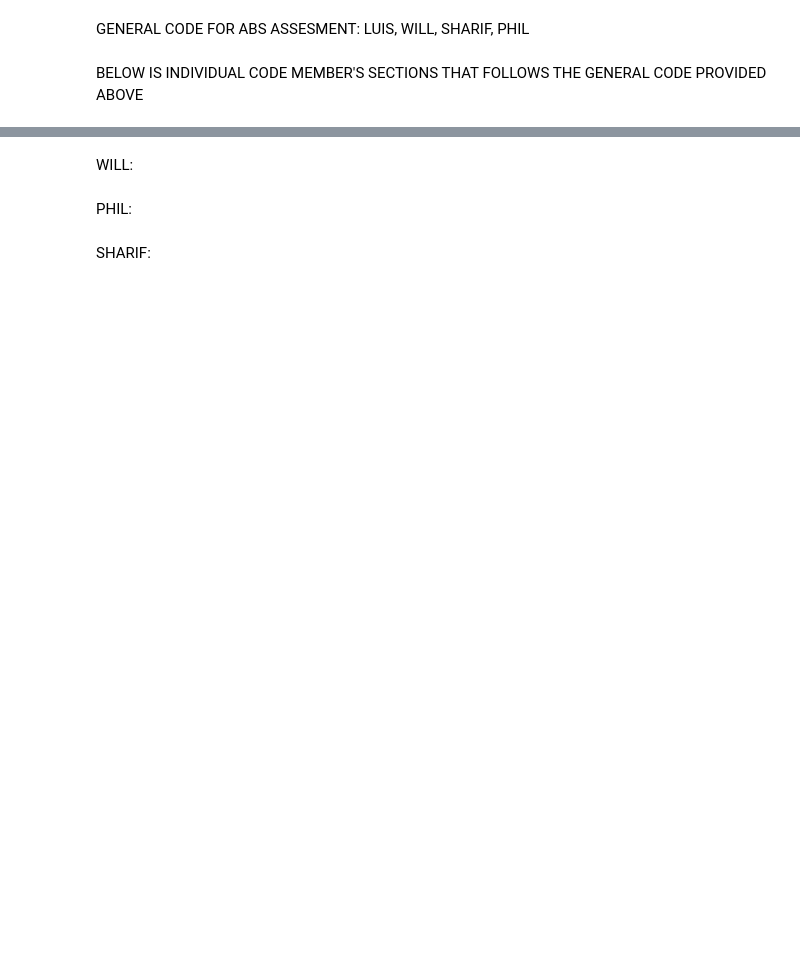
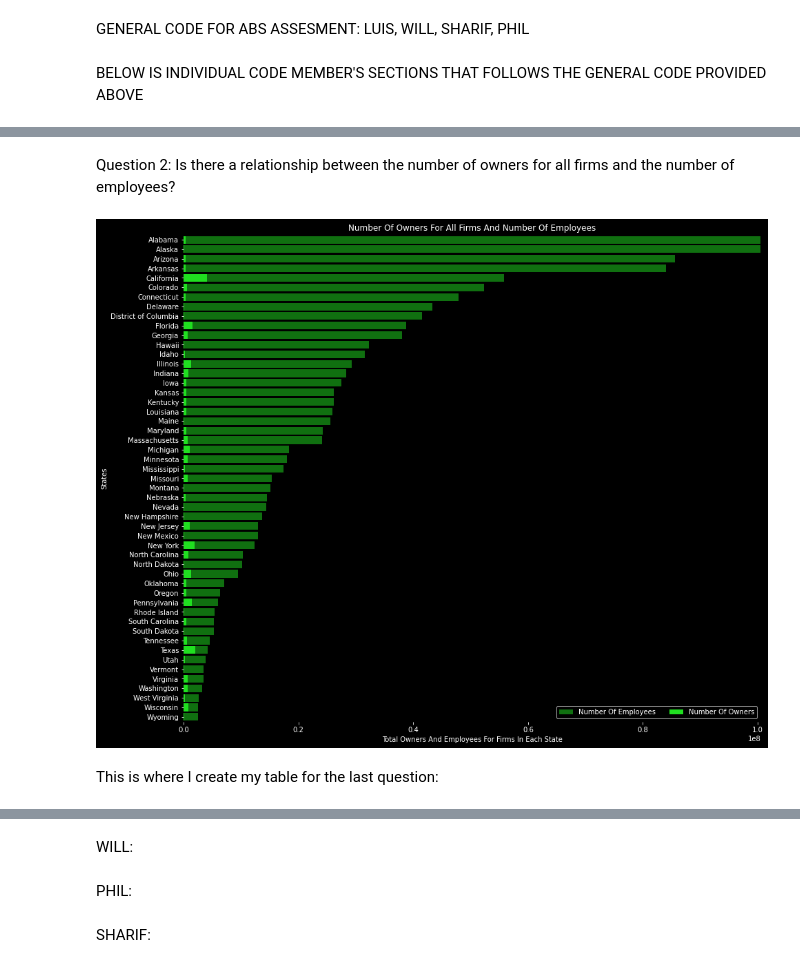
Before and after one commit to Myself1214/LPSW-API-Assesment, a Jupyter notebook: General Code.ipynb, the cells around one changed output, grey strips where cells are left out. Saved outputs shown, nothing was run; the diff lists cells and outputs as text; code cells hidden in the pictures; blank space fills up the shorter version.

```diff
--- a/General Code.ipynb
+++ b/General Code.ipynb
@@ -36,0 +181,15 @@ LUIS:
+# %%
+q3 = c_summary_char_business_and_owners[['STATE','YEARS_IN_BUSINESS','NUMBER_OF_EMP']]
+
+q3 = q3[q3.YEARS_IN_BUSINESS == 'All firms']
+
+q3 = q3.groupby(['STATE','YEARS_IN_BUSINESS'],as_index = False)['NUMBER_OF_EMP'].sum()
+
+q4 = c_summary_char_business_and_owners[['STATE','YEARS_IN_BUSINESS','NUM_OF_OWNERS_FOR_FIRM']]
+
+q4 = q4[q4.YEARS_IN_BUSINESS == 'All firms']
+
+q4 = q4.groupby(['STATE','YEARS_IN_BUSINESS'],as_index = False)['NUM_OF_OWNERS_FOR_FIRM'].sum()
+
+q3
+q4
@@ -36,0 +214,35 @@ LUIS:
+# %% [markdown]
+Question 2: Is there a relationship between the number of owners for all firms and the number of employees?
+# %%
+plt.style.use("dark_background")
+
+# Initializing the matplotlib figure
+f, ax = plt.subplots(figsize=(15, 13))
+
+# Sorting q3 data
+q3 = q3.sort_values(by="NUMBER_OF_EMP", ascending=False )
+
+# Plotting first barchart
+sns.set_color_codes("muted")
+sns.barplot(x="NUMBER_OF_EMP", y="STATE", data=q3,
+            label="Number Of Employees", color="green",
+            ci=None)
+
+# Plotting second barchart
+sns.set_color_codes("pastel")
+sns.barplot(x="NUM_OF_OWNERS_FOR_FIRM", y="STATE", data=q4,
+            label="Number Of Owners", color="lime",
+            ci=None)
+plt.title("Number Of Owners For All Firms And Number Of Employees")
+
+# Adding a legend and informative axis label
+ax.legend(ncol=2, loc="lower right", frameon=True)
+ax.set(xlim=(0, 100_500_000), ylabel="States",
+       xlabel="Total Owners And Employees For Firms In Each State")
+sns.despine(left=True, bottom=True)
+
+plt.savefig("SecondVisualizationLR.png")
+# %% [output]
+[figure, added]
+# %% [markdown]
+This is where I create my table for the last question:
```
Also changed, not shown: parts of 19 cells of this notebook.
